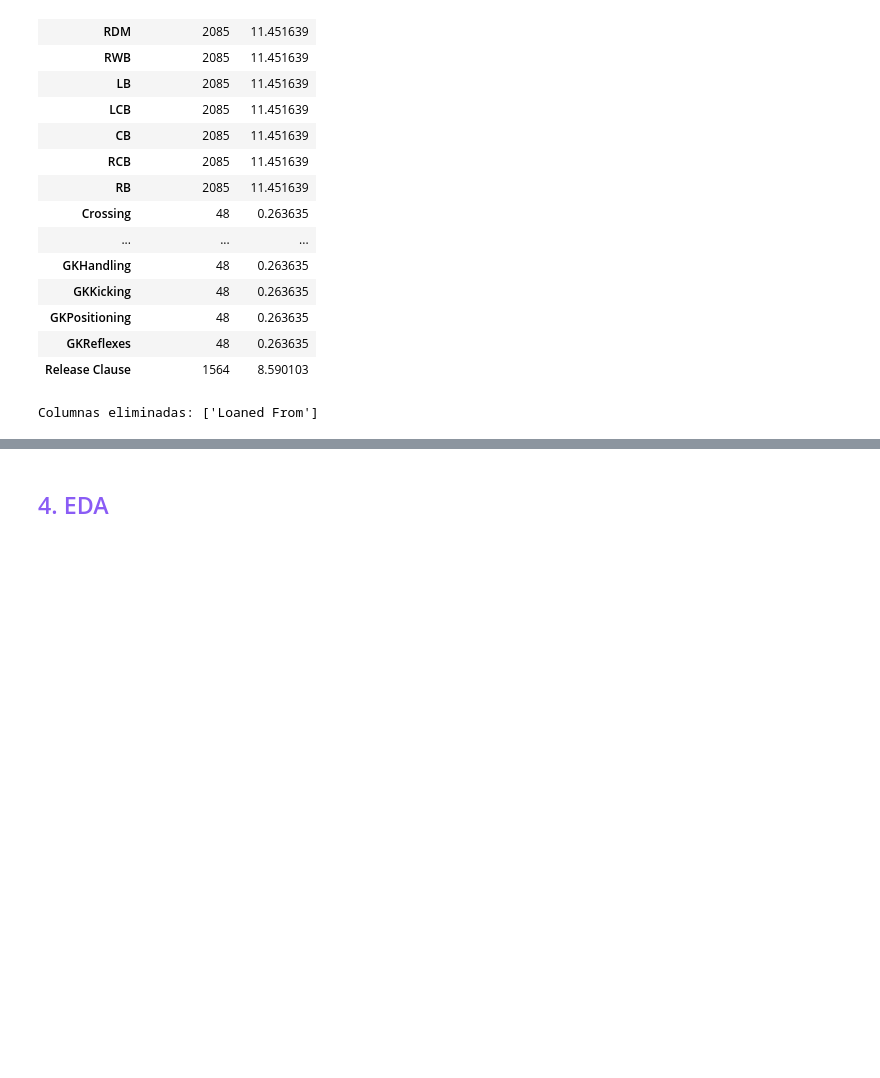
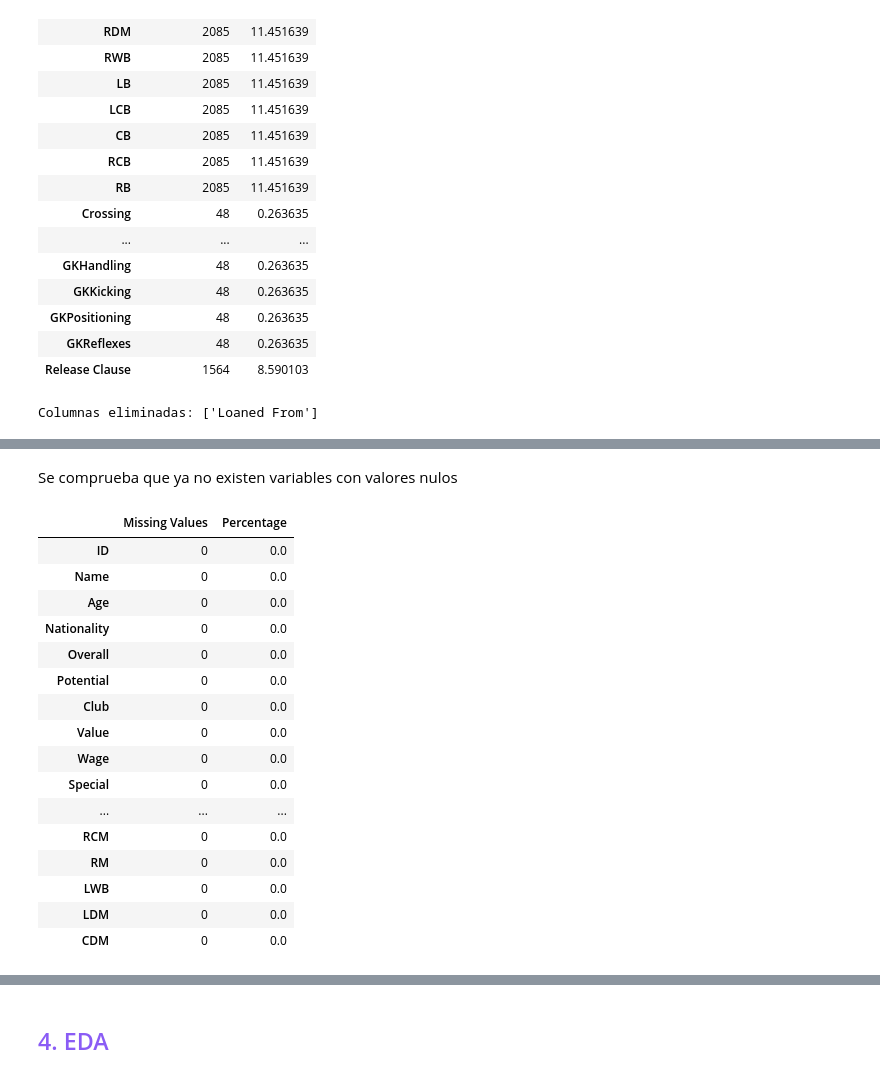
Before and after one commit to AuriRaven/Unsupervised_Learning, a Jupyter notebook: Practica_Final.ipynb, the cells around one changed output, grey strips where cells are left out. Drawn from its saved outputs; the diff is of its cells as text; code cells hidden in the pictures; blank space fills up the shorter version.

```diff
--- a/Practica_Final.ipynb
+++ b/Practica_Final.ipynb
@@ -393,0 +851,6 @@ Columnas eliminadas: ['Loaned From']
+# %%
+df["Value"] = df["Value"].fillna(df["Value"].median())
+df["Wage"] = df["Wage"].fillna(df["Wage"].median())
+# %%
+df["Position"] = df["Position"].fillna(df["Position"].mode()[0])
+df["Jersey Number"] = df["Jersey Number"].fillna(df["Jersey Number"].mode()[0])
@@ -393,0 +874,32 @@ Columnas eliminadas: ['Loaned From']
+# %%
+df["Joined"] = df["Joined"].fillna(df["Joined"].mode()[0])
+
+df["Contract Valid Until"] = df["Contract Valid Until"].fillna(df["Contract Valid Until"].mode()[0])
+# %%
+from sklearn.impute import KNNImputer
+
+imputer = KNNImputer(n_neighbors=5)
+
+df["Release Clause"] = imputer.fit_transform(df[["Release Clause"]])
+# %% [markdown]
+Se comprueba que ya no existen variables con valores nulos
+# %%
+check_missing_values(df).head(42)
+# %% [output]
+|  | Missing Values | Percentage |
+| ID | 0 | 0.0 |
+| Name | 0 | 0.0 |
+| Age | 0 | 0.0 |
+| Nationality | 0 | 0.0 |
+| Overall | 0 | 0.0 |
+| Potential | 0 | 0.0 |
+| Club | 0 | 0.0 |
+| Value | 0 | 0.0 |
+| Wage | 0 | 0.0 |
+| Special | 0 | 0.0 |
+| ... | ... | ... |
+| RCM | 0 | 0.0 |
+| RM | 0 | 0.0 |
+| LWB | 0 | 0.0 |
+| LDM | 0 | 0.0 |
+| CDM | 0 | 0.0 |
```
Also changed, not shown: parts of 122 cells of this notebook.
